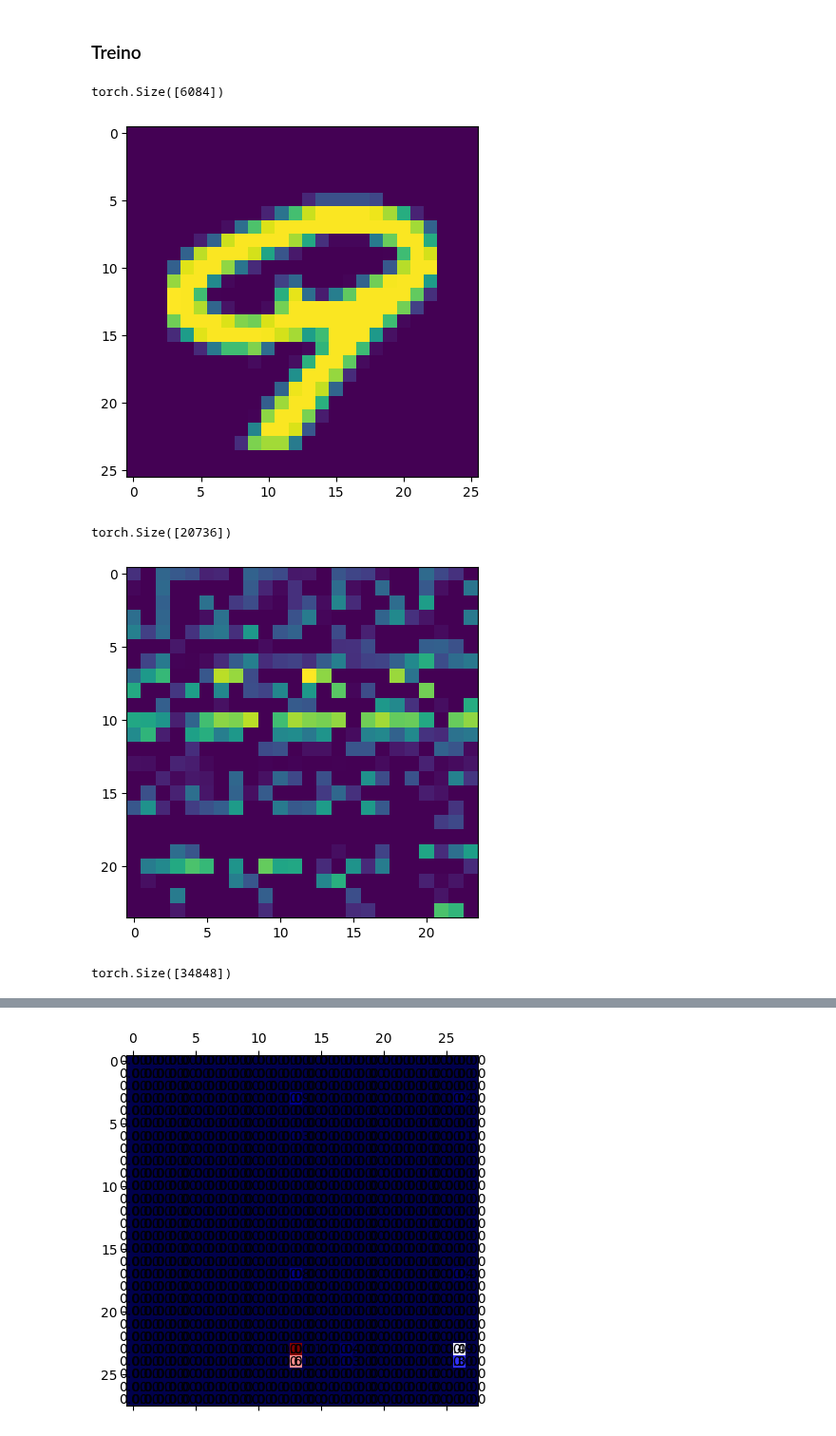
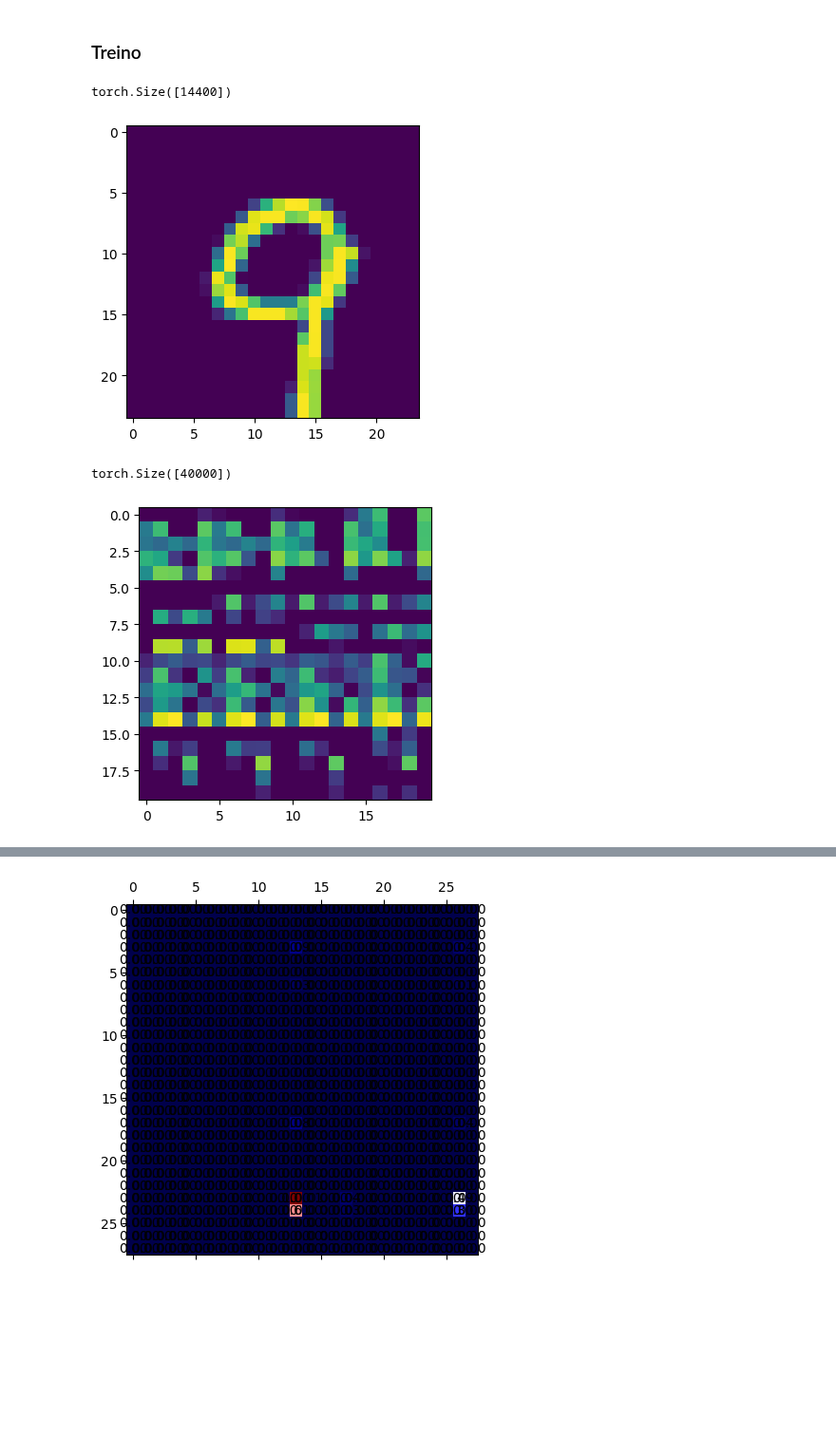
Before and after one commit to Ronnypetson/titanic, a Jupyter notebook: MNIST_Maromba.ipynb, the cells around one changed output, grey strips where cells are left out. Shown at 95% size. Cells and saved outputs as stored; diff of their text form; code cells hidden in the pictures; blank space fills up the shorter version.

```diff
--- a/MNIST_Maromba.ipynb
+++ b/MNIST_Maromba.ipynb
@@ -494,7 +523,6 @@ class MModule(nn.Module):
     self.device = device
     self.n_params = n_params
     ### TODO: checar inicialização de W
-    # Pdb().set_trace()
     self.W = nn.Parameter(torch.randn((1, n_params), device=device))
     _W_idx = torch.rand((1, n_params, idx_dim), device=device)
     self.W_idx = nn.Parameter(_W_idx)
@@ -645,7 +673,7 @@ class MModule(nn.Module):
     ### Under experimentation
     channels = 1
     img_h, img_w = img_dim, img_dim
-    filter_w, filter_h = 3, 3
+    filter_w, filter_h = 5, 5
     stride = 1
     filter_area = filter_w * filter_h
     filter_volume = channels * filter_area
@@ -816,19 +846,19 @@ def prepare_input(x, y, device="cpu"):
 # %%
-hidden_dim = 20
-start_mode = True
+hidden_dim = 50
+start_mode = False
 valid_mode = False
 # TODO: Visualize conv layer output
 samples = [
     # in_ch * out_ch * h * w,
-    1 * 4 * 3 * 3,
-    4 * 8 * 3 * 3,
-    8 * 16 * 3 * 3,
+    1 * 4 * 5 * 5,
+    # 4 * 8 * 3 * 3,
+    # 8 * 16 * 3 * 3,
     hidden_dim,
 ]
 sets = [
     1,
-    1,
-    1,
+    # 1,
+    # 1,
     num_classes
 ]
 n_params = int(np.array(samples).dot(np.array(sets)))
@@ -908,20 +938,22 @@ df_train
 imgs = [img.data.cpu().detach() for img in model.all_pools]
 # %%
 shapes = [
-    (img_dim - 2, img_dim - 2, 1),
-    (img_dim - 4, img_dim - 4, 4),
-    (img_dim - 6, img_dim - 6, 8),
+    (img_dim - 4, img_dim - 4, 1),
+    (img_dim - 8, img_dim - 8, 4),
+    # (img_dim - 6, img_dim - 6, 8),
 ]
-for idx, img in enumerate(imgs[:3]):
-  img = img[2]
+for idx, img in enumerate(imgs[:2]):
+  img = img[3]
   print(img.shape)
-  img = img.reshape(*shapes[idx], 3, 3)[:, :, 0, 1, 1]
+  img = img.reshape(*shapes[idx], 5, 5)[:, :, :1, 1, 1]
+  img = img.permute(0, 2, 1)
+  img = img.reshape(shapes[idx][0], -1)
   img = img.numpy()
+  plt.figure(figsize=(4 * shapes[idx][2], 4))
   plt.imshow(img)
   plt.show()
 # %% [output]
-torch.Size([6084])
+torch.Size([14400])
-[figure, old version]
+[figure, new version]
-torch.Size([20736])
+torch.Size([40000])
-[figure, old version]
+[figure, new version]
-torch.Size([34848])
```
Also changed, not shown: parts of 6 cells of this notebook.
